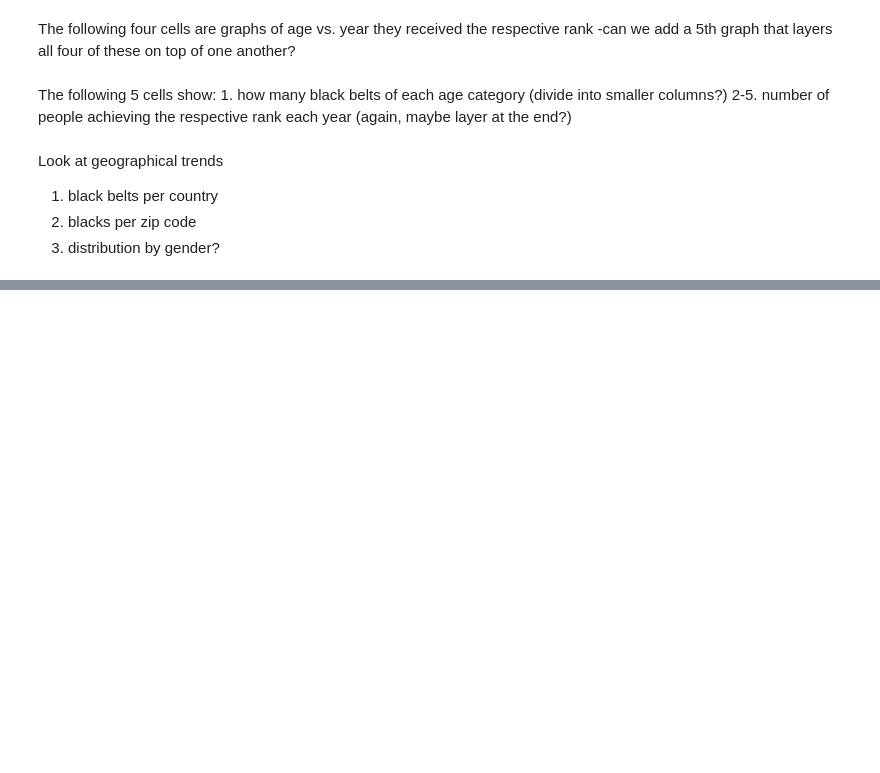
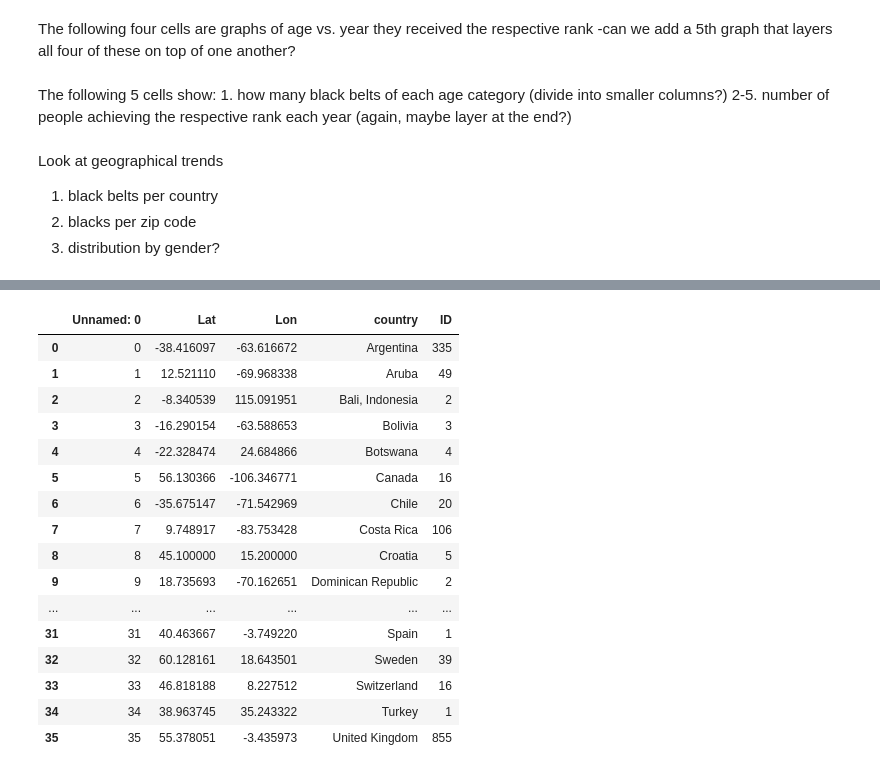
Before and after one commit to BeLacy87/Project1_Lacy_Mathew, a Jupyter notebook: Brainstorm_Lacy.ipynb, the cells around one changed output, grey strips where cells are left out. Drawn from its saved outputs; the diff is of its cells as text; code cells hidden in the pictures; blank space fills up the shorter version.

Commit message:
1st draft of country colorization

```diff
--- a/Brainstorm_Lacy.ipynb
+++ b/Brainstorm_Lacy.ipynb
@@ -143,0 +186,37 @@ fig
+# %%
+#create list from groupby object
+countries=by_country.index.values
+
+#creates df from groupby object
+by_country_df=pd.DataFrame(by_country['ID'])
+by_country_df1=by_country_df.replace('USA','United States of America')
+by_country_df2=by_country_df1.replace('The Netherlands','Netherlands')
+by_country_df3=by_country_df2.replace('Republic Dominican', 'Dominican Republic')
+by_country_df4=by_country_df3.replace('PERU','Peru')
+by_country_df5=by_country_df4.replace('Great Britain','United Kingdom')
+
+
+#adds Zipcode column (so it's not just the index)
+by_country_df5['country']=by_country_df.index.values
+# %%
+#api call for each zip code
+
+base_url='https://maps.googleapis.com/maps/api/geocode/json?'
+lat=[]
+lon=[]
+country=[]
+
+test=['USA', 'Argentina']
+
+for index in countries:
+    print(f"Retrieving Results for {index}")
+    response = requests.get(base_url + 'address=' + str(index) + '&key=' + gkey).json()
+# response = requests.get(base_url + 'address=23220' + '&key=AIzaSyBFnyuzKM8JK_sr3P2rq8f4VQjBntjS2OU').json()
+    results=response['results']
+    try:
+        lat.append(results[0]['geometry']['location']['lat'])
+        lon.append(results[0]['geometry']['location']['lng'])
+        country.append(results[0]['formatted_address'])
+
+    except (KeyError, IndexError):
+        print("Missing field/result... skipping.")
@@ -143,0 +241,24 @@ fig
+# %%
+country_df=pd.DataFrame(list(zip(lat,lon,country)),columns =['Lat','Lon','country'])
+merge_c_by_c=pd.merge(country_df,by_country_df5, on='country')
+merge_c_by_c.to_csv("merge_c_by_c.csv")
+# %%
+merge_c_by_c
+# %% [output]
+|  | Unnamed: 0 | Lat | Lon | country | ID |
+| 0 | 0 | -38.416097 | -63.616672 | Argentina | 335 |
+| 1 | 1 | 12.521110 | -69.968338 | Aruba | 49 |
+| 2 | 2 | -8.340539 | 115.091951 | Bali, Indonesia | 2 |
+| 3 | 3 | -16.290154 | -63.588653 | Bolivia | 3 |
+| 4 | 4 | -22.328474 | 24.684866 | Botswana | 4 |
+| 5 | 5 | 56.130366 | -106.346771 | Canada | 16 |
+| 6 | 6 | -35.675147 | -71.542969 | Chile | 20 |
+| 7 | 7 | 9.748917 | -83.753428 | Costa Rica | 106 |
+| 8 | 8 | 45.100000 | 15.200000 | Croatia | 5 |
+| 9 | 9 | 18.735693 | -70.162651 | Dominican Republic | 2 |
+| ... | ... | ... | ... | ... | ... |
+| 31 | 31 | 40.463667 | -3.749220 | Spain | 1 |
+| 32 | 32 | 60.128161 | 18.643501 | Sweden | 39 |
+| 33 | 33 | 46.818188 | 8.227512 | Switzerland | 16 |
+| 34 | 34 | 38.963745 | 35.243322 | Turkey | 1 |
+| 35 | 35 | 55.378051 | -3.435973 | United Kingdom | 855 |
```
Also changed, not shown: parts of 17 cells of this notebook.
